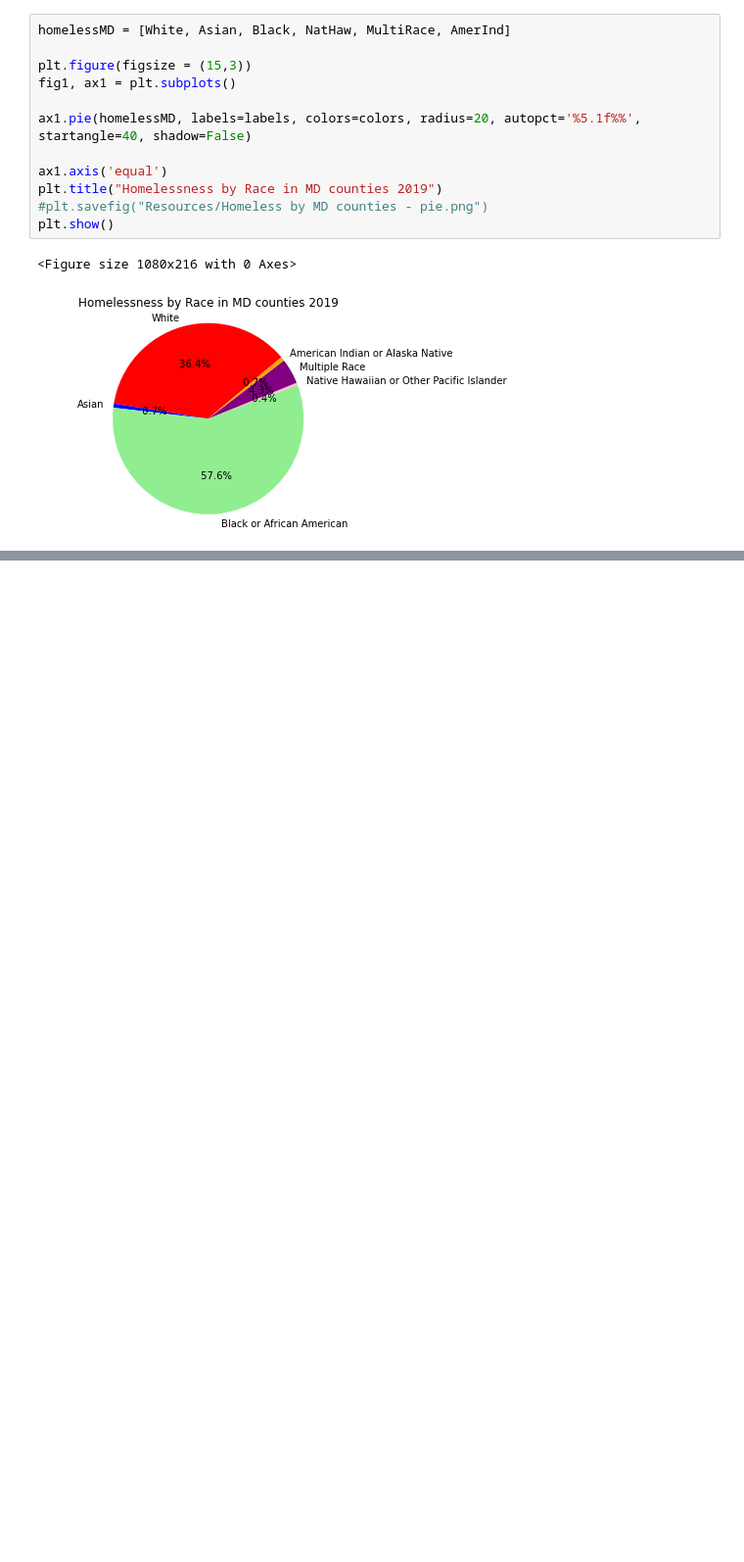
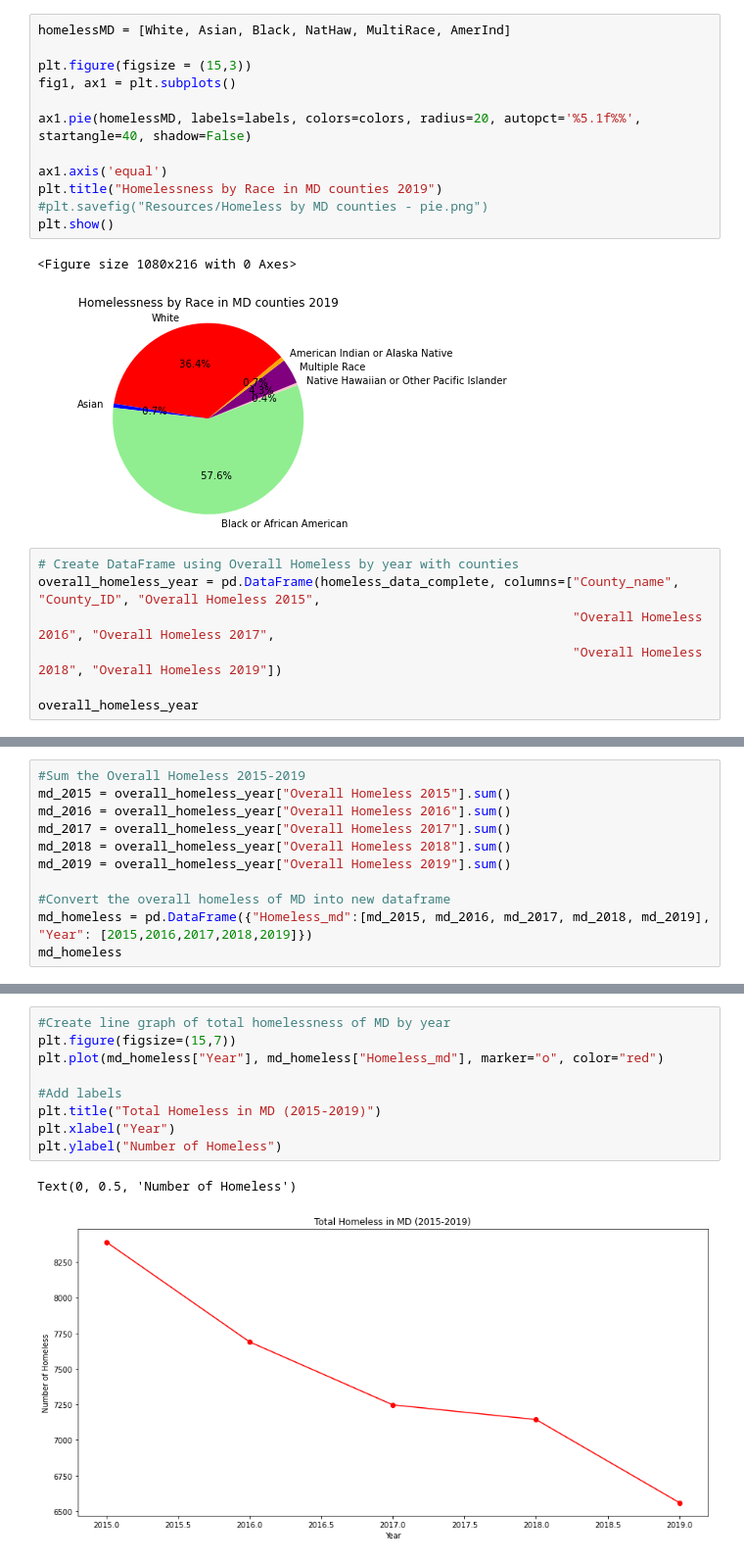
Before and after one commit to arieldunn/HomelessinMaryland, a Jupyter notebook: HomelessProjectMD.ipynb, the cells around one changed output, grey strips where cells are left out. Shown at 98% size. Saved outputs shown, nothing was run; the diff lists cells and outputs as text; blank space fills up the shorter version.

```diff
--- a/HomelessProjectMD.ipynb
+++ b/HomelessProjectMD.ipynb
@@ -129,3 +129,10 @@ plt.show()
 # %% [output]
 <Figure size 1080x216 with 0 Axes>
 [figure]
+# %%
+# Create DataFrame using Overall Homeless by year with counties
+overall_homeless_year = pd.DataFrame(homeless_data_complete, columns=["County_name", "County_ID", "Overall Homeless 2015",
+                                                                      "Overall Homeless 2016", "Overall Homeless 2017",
+                                                                      "Overall Homeless 2018", "Overall Homeless 2019"])
+
+overall_homeless_year
@@ -131,0 +157,11 @@ plt.show()
+# %%
+#Sum the Overall Homeless 2015-2019
+md_2015 = overall_homeless_year["Overall Homeless 2015"].sum()
+md_2016 = overall_homeless_year["Overall Homeless 2016"].sum()
+md_2017 = overall_homeless_year["Overall Homeless 2017"].sum()
+md_2018 = overall_homeless_year["Overall Homeless 2018"].sum()
+md_2019 = overall_homeless_year["Overall Homeless 2019"].sum()
+
+#Convert the overall homeless of MD into new dataframe
+md_homeless = pd.DataFrame({"Homeless_md":[md_2015, md_2016, md_2017, md_2018, md_2019], "Year": [2015,2016,2017,2018,2019]})
+md_homeless
@@ -131,0 +175,12 @@ plt.show()
+# %%
+#Create line graph of total homelessness of MD by year
+plt.figure(figsize=(15,7))
+plt.plot(md_homeless["Year"], md_homeless["Homeless_md"], marker="o", color="red")
+
+#Add labels
+plt.title("Total Homeless in MD (2015-2019)")
+plt.xlabel("Year")
+plt.ylabel("Number of Homeless")
+# %% [output]
+Text(0, 0.5, 'Number of Homeless')
+[figure, added]
```
Also changed, not shown: parts of 5 cells of this notebook.
